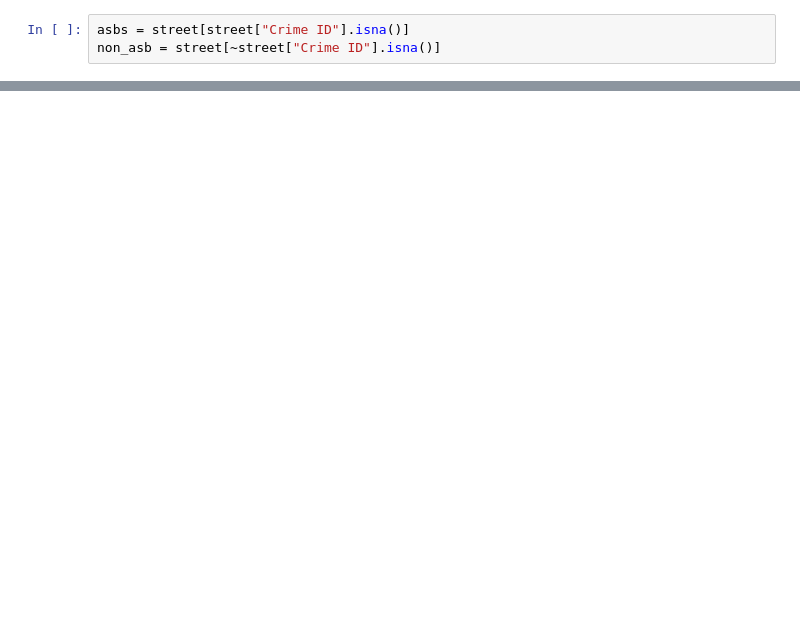
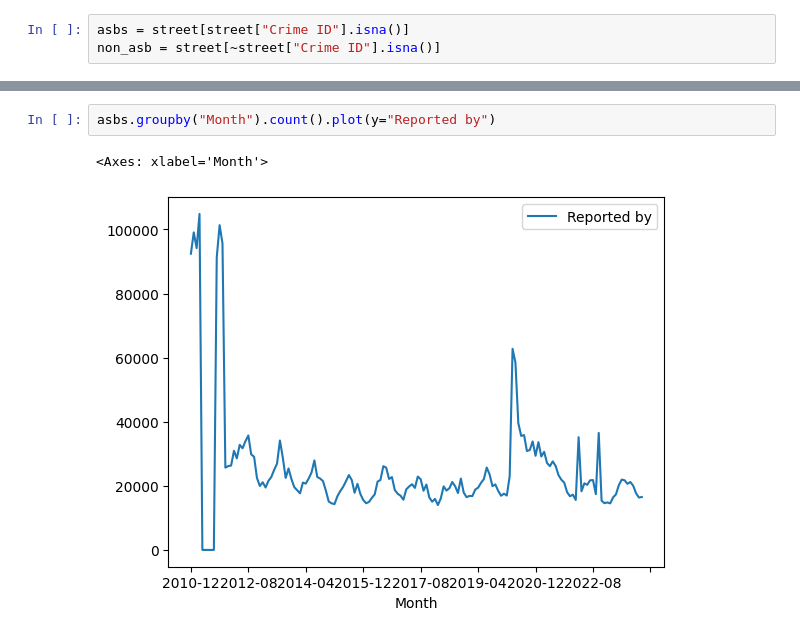
Before and after one commit to DmitriyBalmashnov/dc2-g12, a Jupyter notebook: notebooks/mpd_exploration.ipynb, the cells around one changed output, grey strips where cells are left out. Drawn from its saved outputs; the diff is of its cells as text; blank space fills up the shorter version.

```diff
--- a/notebooks/mpd_exploration.ipynb
+++ b/notebooks/mpd_exploration.ipynb
@@ -166,0 +131,5 @@ street.groupby("LSOA name").count()
+# %%
+asbs.groupby("Month").count().plot(y="Reported by")
+# %% [output]
+<Axes: xlabel='Month'>
+[figure, added]
```
Also changed, not shown: parts of 34 cells of this notebook, 2 other files.
